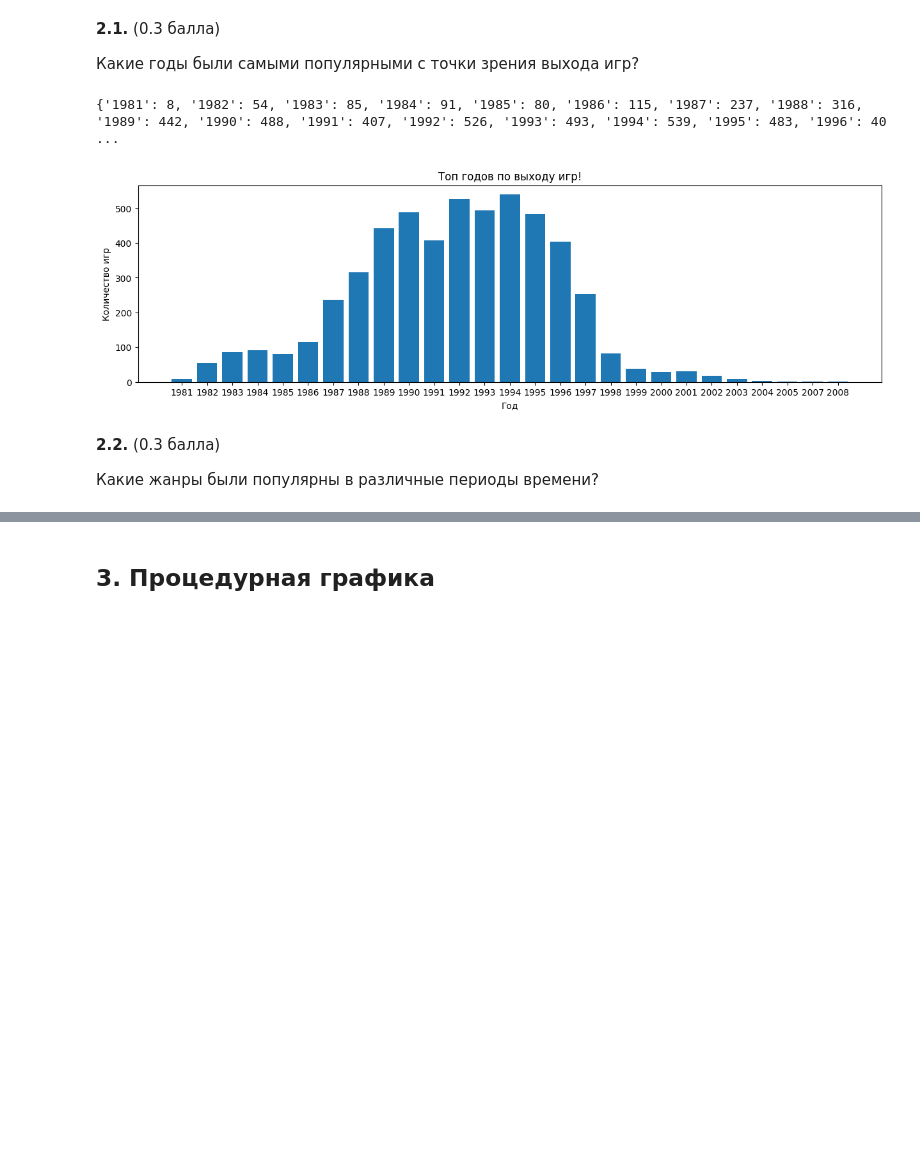
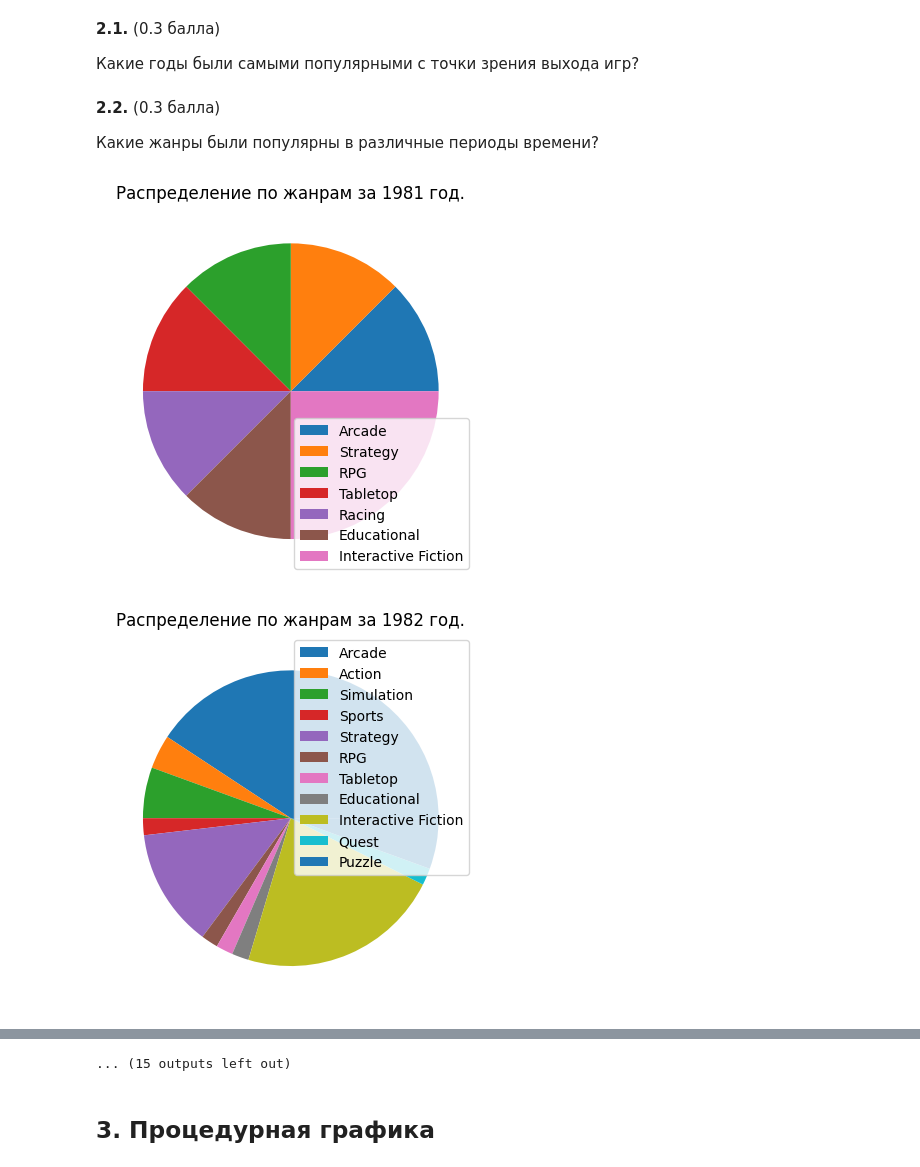
Before and after one commit to yakaska/Mirea-python, a Jupyter notebook: pr5/tasks_pr3.ipynb, the cells around one changed output, grey strips where cells are left out. Saved outputs shown, nothing was run; the diff lists cells and outputs as text; code cells hidden in the pictures; blank space fills up the shorter version.

```diff
--- a/pr5/tasks_pr3.ipynb
+++ b/pr5/tasks_pr3.ipynb
@@ -10,7 +10,7 @@
 import matplotlib.pyplot as plt
 import pandas as pd
 
-data = pd.read_csv(r"C:\Users\valen\PycharmProjects\Mirea-python\pr5\games_database.csv", sep=";")
+data = pd.read_csv(r"C:\Users\valen\PycharmProjects\Mirea-python\pr5\game_database\games_database.csv", sep=";")
 
 years = data['date_of_release'].unique()[1::]
 games_per_year = {}
@@ -28,9 +28,6 @@ ax.set_xlabel('Год')
 ax.set_ylabel('Количество игр')
 ax.bar(x, y)
 plt.show()
-# %% [output]
-{'1981': 8, '1982': 54, '1983': 85, '1984': 91, '1985': 80, '1986': 115, '1987': 237, '1988': 316, '1989': 442, '1990': 488, '1991': 407, '1992': 526, '1993': 493, '1994': 539, '1995': 483, '1996': 40 ...
-[figure, removed]
 # %% [markdown]
 **2.2.** (0.3 балла)
 
@@ -38,27 +35,30 @@ plt.show()
 # %%
 import matplotlib.pyplot as plt
 import pandas as pd
 
-data = pd.read_csv(r"C:\Users\valen\PycharmProjects\Mirea-python\pr5\games_database.csv", sep=";")
+data = pd.read_csv(r"C:\Users\valen\PycharmProjects\Mirea-python\pr5\game_database\games_database.csv", sep=";")
 
 years = data['date_of_release'].unique()[1::]
 genres = data['genre'].unique()
 genre_popularity_by_years = {}
 
 for year in years:
     genres_in_year = {}
     for genre in genres:
         genre_popularity = len(data[(data['date_of_release'] == year) & (data['genre'] == genre)])
         if genre_popularity > 0:
             genres_in_year[genre] = genre_popularity
     genre_popularity_by_years[year] = genres_in_year
 
 for i in range(len(years)):
     plt.figure(i)
     year = years[i]
     x = genre_popularity_by_years[year].keys()
     y = genre_popularity_by_years[year].values()
     patches, texts = plt.pie(y)
     plt.title(f'Распределение по жанрам за {year} год.')
     plt.legend(patches, x, loc="best")
 plt.show();
+# %% [output]
+[figure, added]
+[figure, added]
@@ -65,3 +75,4 @@ plt.show();
+... (15 outputs left out)
 # %% [markdown]
 ## 3. Процедурная графика
 # %% [markdown]
```
Also changed, not shown: parts of 4 cells of this notebook, 2 other files.
